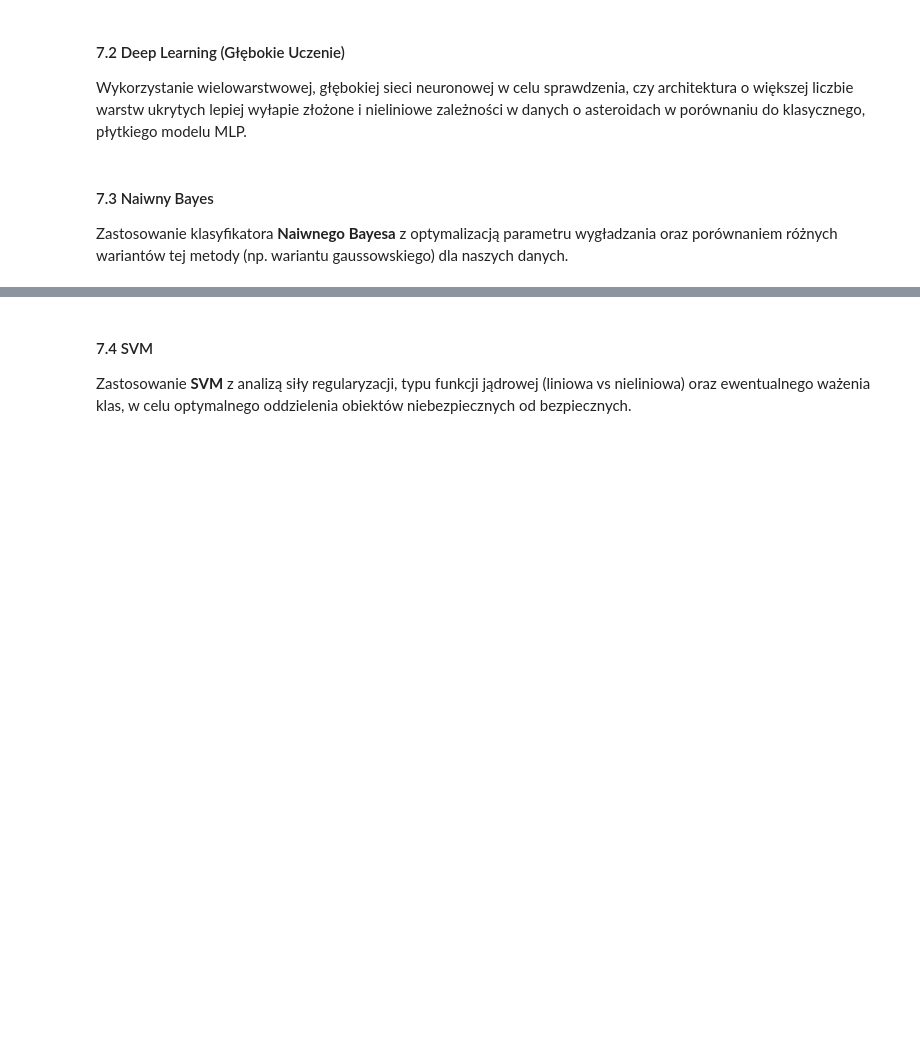
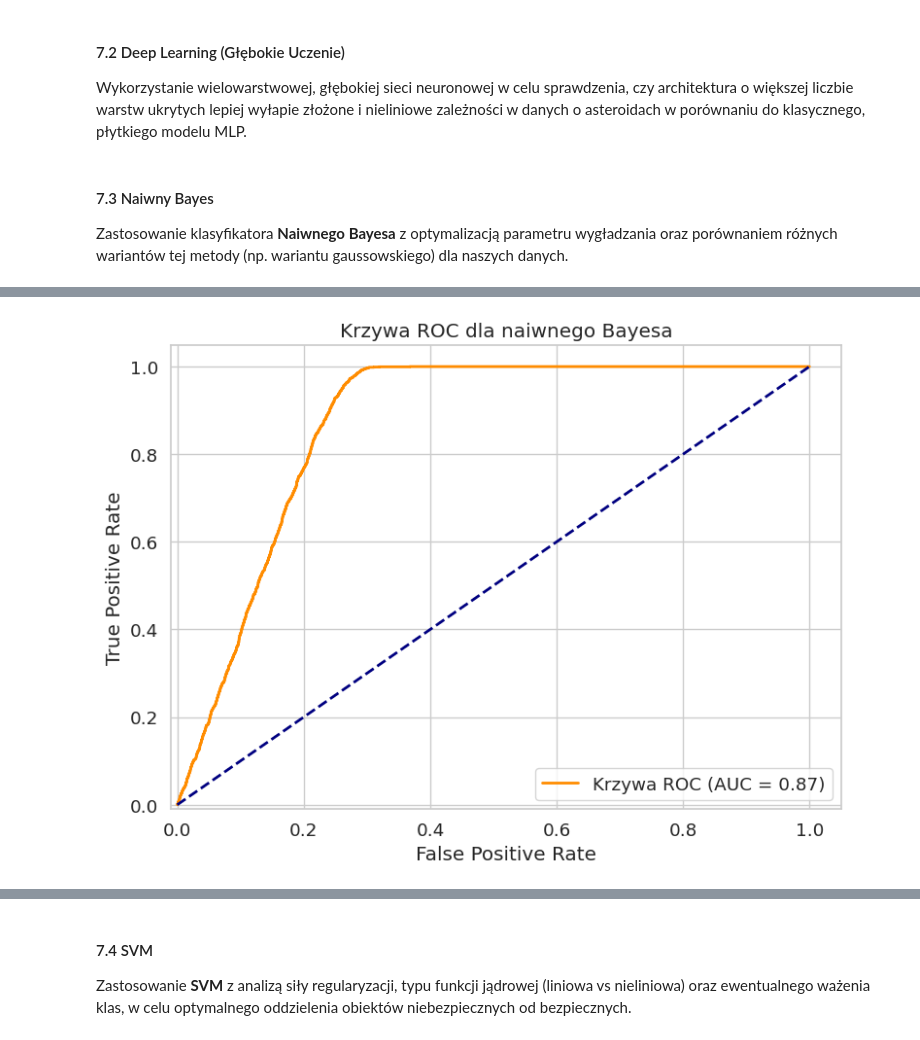
Before and after one commit to Zajecia-na-PWr-LR/lista-4-projekt-grupowy-orjaol, a Jupyter notebook: zadanie.ipynb, the cells around one changed output, grey strips where cells are left out. Saved outputs shown, nothing was run; the diff lists cells and outputs as text; code cells hidden in the pictures; blank space fills up the shorter version.

```diff
--- a/zadanie.ipynb
+++ b/zadanie.ipynb
@@ -347,0 +418,19 @@ Zastosowanie klasyfikatora **Naiwnego Bayesa** z optymalizacją parametru wygła
+# %%
+y_prob_nb = best_model.predict_proba(X_test_nb)[:, 1]
+fpr_nb, tpr_nb, thresholds_nb = roc_curve(y_test, y_prob_nb)
+roc_auc_nb = roc_auc_score(y_test, y_prob_nb)
+
+plt.figure(figsize=(8,6))
+plt.plot(fpr_nb, tpr_nb, color='darkorange', lw=2, label=f'Krzywa ROC (AUC = {roc_auc_nb:.2f})')
+plt.plot([0, 1], [0, 1], color='navy', lw=2, linestyle='--')
+plt.xlim([-0.01, 1.05])
+plt.ylim([-0.01, 1.05])
+plt.xlabel('False Positive Rate')
+plt.ylabel('True Positive Rate')
+plt.title('Krzywa ROC dla naiwnego Bayesa')
+plt.legend()
+plt.grid(True)
+plt.tight_layout()
+plt.show()
+# %% [output]
+[figure, added]
```
Also changed, not shown: parts of 6 cells of this notebook.
